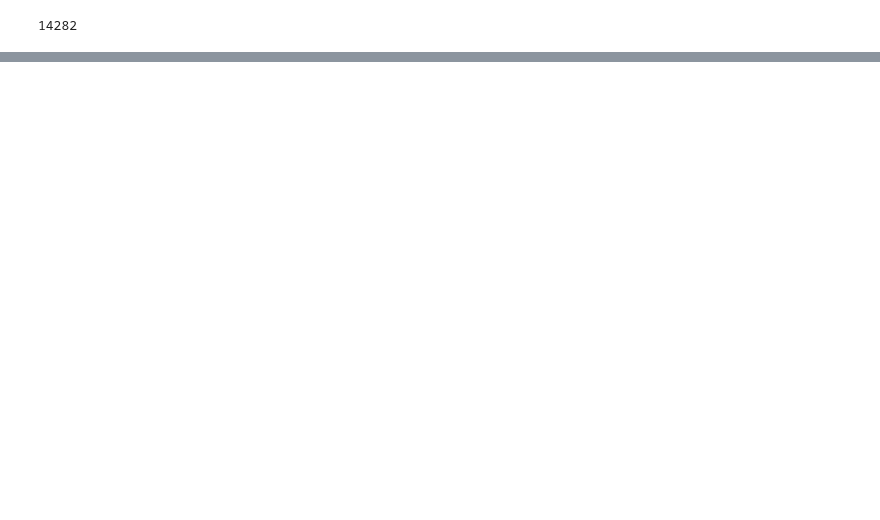
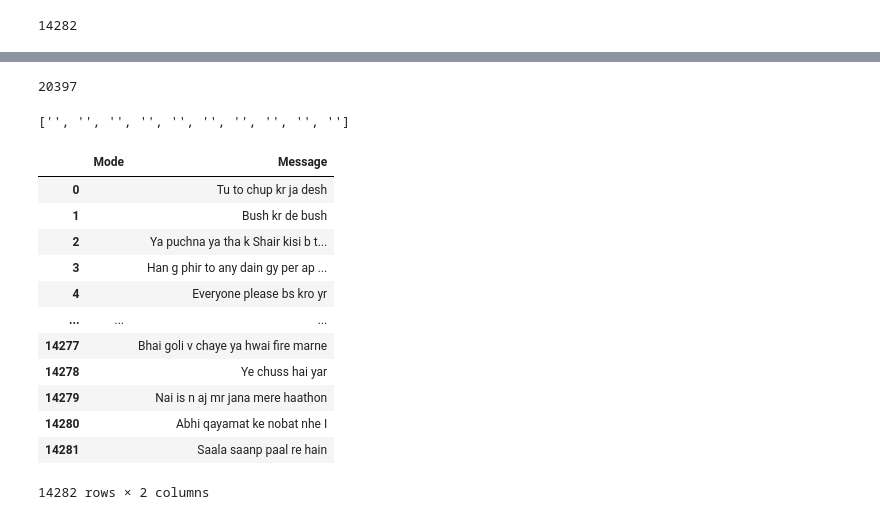
Before and after one commit to Hassan6678/NLP, a Jupyter notebook: WhatsappAnalysis.ipynb, the cells around one changed output, grey strips where cells are left out. Cells and saved outputs as stored; diff of their text form; code cells hidden in the pictures; blank space fills up the shorter version.

```diff
--- a/WhatsappAnalysis.ipynb
+++ b/WhatsappAnalysis.ipynb
@@ -452,0 +453,33 @@ Don't underestimate the mukhbari talent of aimen fatima 8
+# %%
+len(rd)
+# %% [output]
+20397
+# %%
+new_df = pd.DataFrame(_list, columns=['Message'])
+# %%
+mode = [''] * len(new_df)
+
+print(mode[:10])
+
+new_df['Mode'] = mode
+
+### Rearranging the columns for better understanding
+new_df = new_df[['Mode','Message']]
+# %% [output]
+['', '', '', '', '', '', '', '', '', '']
+# %%
+new_df
+# %% [output]
+|  | Mode | Message |
+| 0 |  | Tu to chup kr ja desh |
+| 1 |  | Bush kr de bush |
+| 2 |  | Ya puchna ya tha k Shair kisi b t... |
+| 3 |  | Han g phir to any dain gy per ap ... |
+| 4 |  | Everyone please bs kro yr |
+| ... | ... | ... |
+| 14277 |  | Bhai goli v chaye ya hwai fire marne |
+| 14278 |  | Ye chuss hai yar |
+| 14279 |  | Nai is n aj mr jana mere haathon |
+| 14280 |  | Abhi qayamat ke nobat nhe I |
+| 14281 |  | Saala saanp paal re hain |
+14282 rows × 2 columns
```
Also changed, not shown: parts of 6 cells of this notebook.
